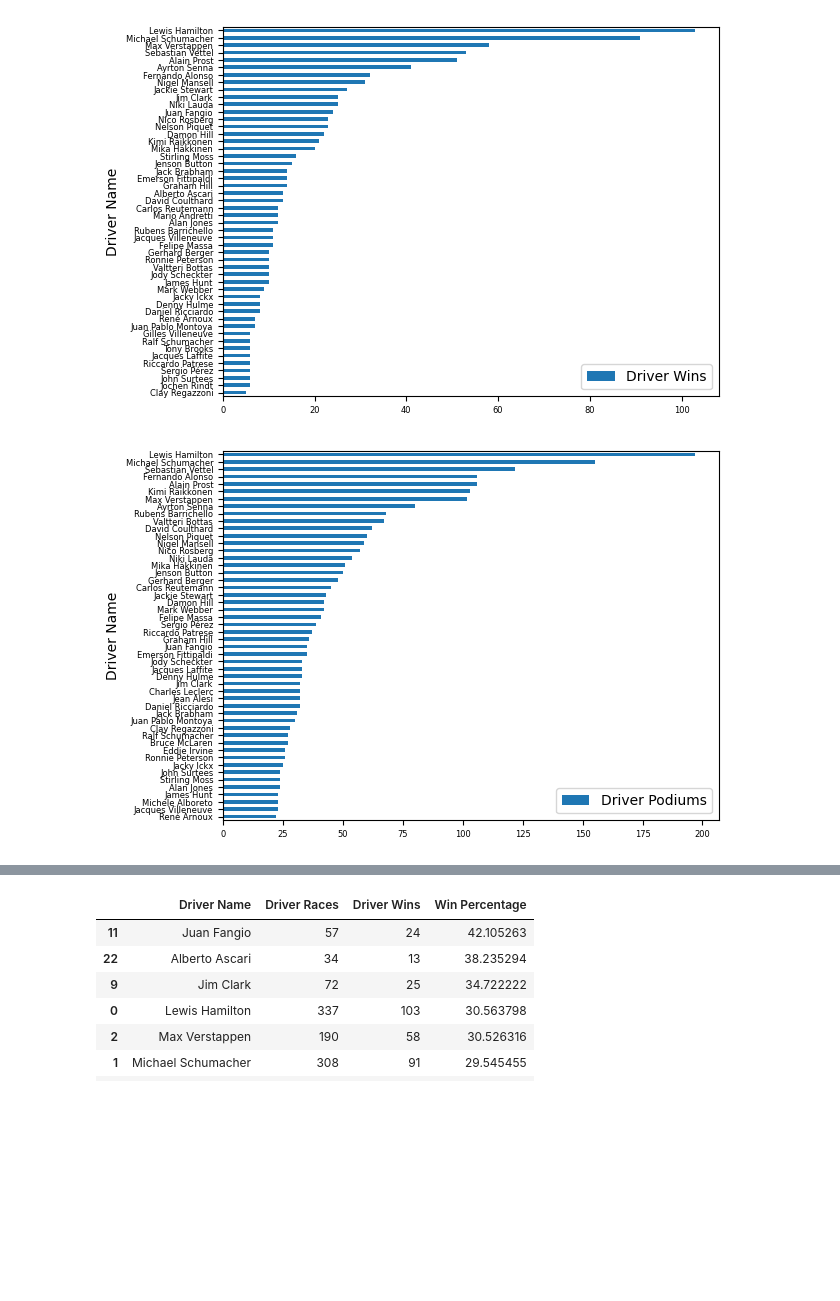
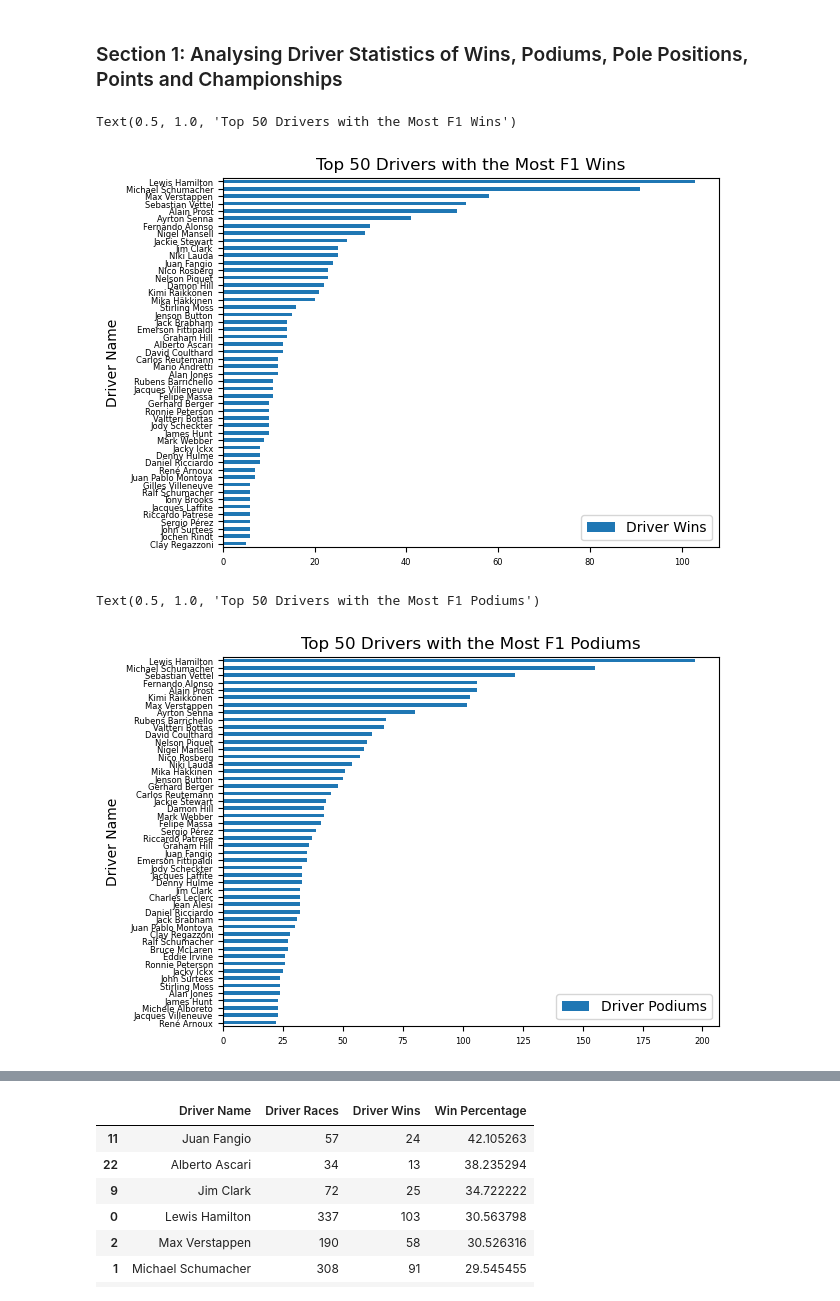
Before and after one commit to hr546/BEE2041-Empirical-Project, a Jupyter notebook: BEE2041_Empirical_Project_-_A_Data-Driven_Investigation_to_Identify_the_best_Formula_One_Driver_of_All_Time.ipynb, the cells around one changed output, grey strips where cells are left out. Saved outputs shown, nothing was run; the diff lists cells and outputs as text; code cells hidden in the pictures; blank space fills up the shorter version.

Commit message:
Adding written descriptions for the first section, and making the document neater

```diff
--- a/BEE2041_Empirical_Project_-_A_Data-Driven_Investigation_to_Identify_the_best_Formula_One_Driver_of_All_Time.ipynb
+++ b/BEE2041_Empirical_Project_-_A_Data-Driven_Investigation_to_Identify_the_best_Formula_One_Driver_of_All_Time.ipynb
@@ -15,7 +8,7 @@
+# %% [markdown]
+
+### Section 1: Analysing Driver Statistics of Wins, Podiums, Pole Positions, Points and Championships
 # %%
-# Bar chart of wins
-# https://pitwall.app/records/driver-wins?page=1
-
 # Creating a bar chart to demonstrate the number of wins for each driver
 # For conciseness, only the drivers within the top 50 for number of wins are included
 
@@ -23,7 +16,6 @@ from urllib import request, error
 from bs4 import BeautifulSoup
 import pandas as pd
 import matplotlib.pyplot as plt
-import seaborn as sns
 import numpy as np
 
 # Webscraping the website containing the number of wins for each driver (1-25)
@@ -51,38 +43,39 @@ url = 'https://pitwall.app/records/driver-wins?page=2'
 
 response = BeautifulSoup(request.urlopen(url), 'html.parser')
 
 TAB = response.find('table')
 
 rows = TAB.find_all('tr')
 
 # Inserting this new data into the same dataframe
 for row in rows[1:]:
     cells = row.find_all('td')
     row_contents = []
     for cell in cells:
         row_contents.append(cell.text.strip())
     length = len(Wins_df)
     Wins_df.loc[length] = row_contents
 
 # Dropping unnecessary columns from the dataframe
 Wins_df = Wins_df.drop('First Win', axis=1)
 Wins_df = Wins_df.drop('Last Win', axis=1)
 Wins_df = Wins_df.drop('Position', axis=1)
 
 # Changing the 'Driver Wins' column from a string to an integer
 Wins_df['Driver Wins'] = Wins_df['Driver Wins'].astype(int)
 
 # Plotting the bar chart for number of wins
 Wins_df.plot.barh(x = 'Driver Name', y = 'Driver Wins', fontsize = 6)
 
 # Inverting the graph so that the drivers with the highest number of wins are listed first
 plt.gca().invert_yaxis()
+
+# Adding a title to the graph
+plt.title('Top 50 Drivers with the Most F1 Wins')
 # %% [output]
+Text(0.5, 1.0, 'Top 50 Drivers with the Most F1 Wins')
-[figure, old version]
+[figure, new version]
 # %%
-# Bar chart of podiums
-# https://pitwall.app/records/driver-podiums
-
 # Creating a Bar chart to demonstrate the number of podiums for each driver
 # Again, only the drivers within the top 50 for number of podiums are included for better clarity
 
@@ -137,6 +130,10 @@ Podiums_df.plot.barh(x = 'Driver Name', y = 'Driver Podiums', fontsize = 6)
 
 # Inverting the graph so that the drivers with the highest number of podiums are listed first
 plt.gca().invert_yaxis()
+
+# Adding a title to the graph
+plt.title('Top 50 Drivers with the Most F1 Podiums')
 # %% [output]
+Text(0.5, 1.0, 'Top 50 Drivers with the Most F1 Podiums')
-[figure, old version]
+[figure, new version]
 # %%
```
Also changed, not shown: parts of 8 cells of this notebook.
